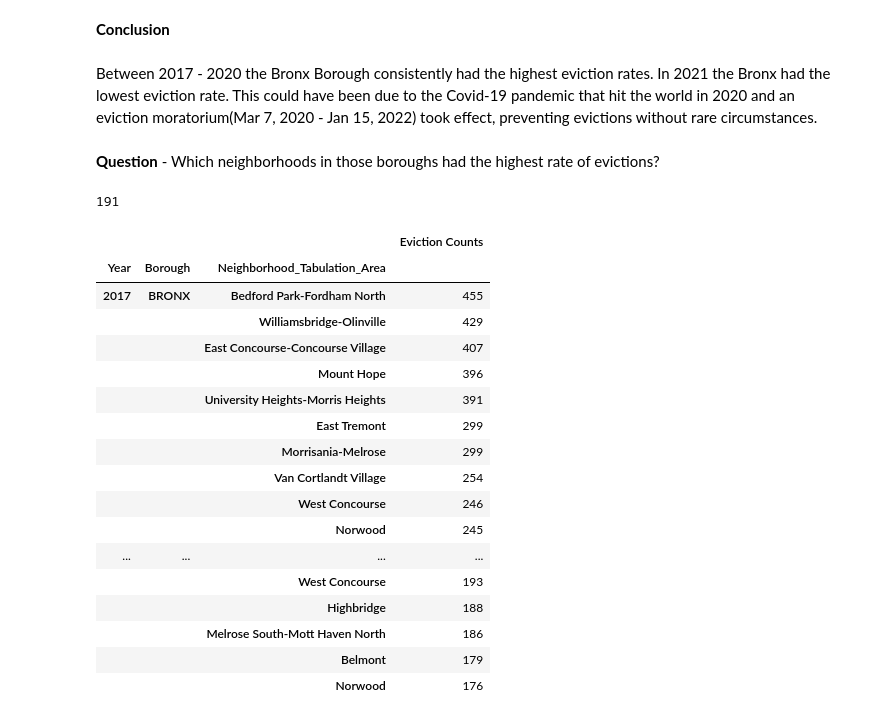
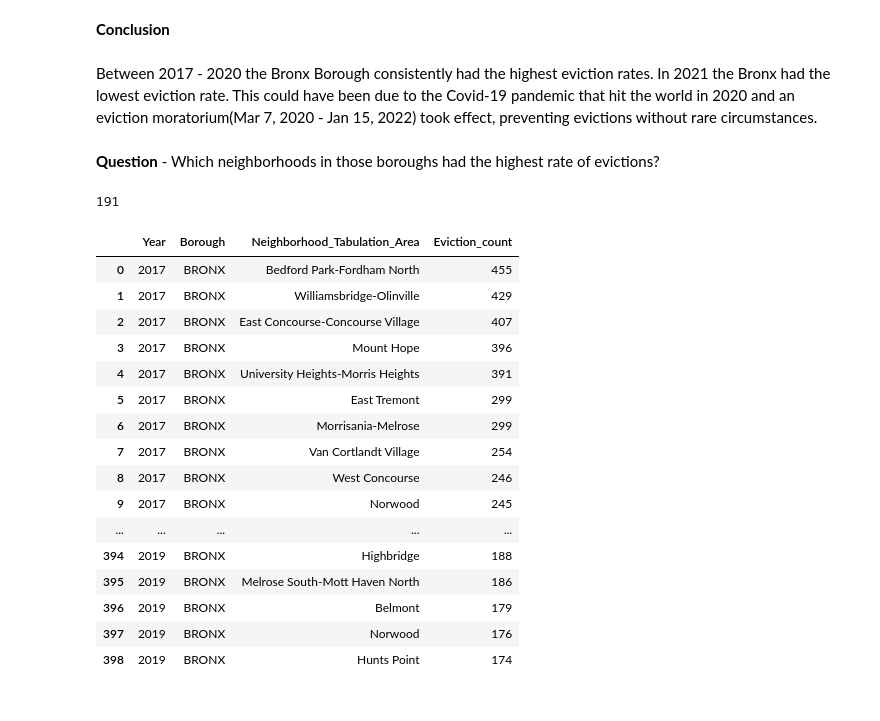
Before and after one commit to mmsouza114/Project01-Evictions, a Jupyter notebook: explore-clean-prepare.ipynb, the cells around one changed output. Saved outputs shown, nothing was run; the diff lists cells and outputs as text; code cells hidden in the pictures.

```diff
--- a/explore-clean-prepare.ipynb
+++ b/explore-clean-prepare.ipynb
@@ -499,39 +519,38 @@ borough_year
 # %% [markdown]
 **Conclusion**
-# %% [markdown]
-Between 2017 - 2020 the Bronx Borough consistently had the highest eviction rates. In 2021 the Bronx had the lowest eviction rate. This could have been due to the Covid-19 pandemic that hit the world in 2020 and an eviction moratorium(Mar 7, 2020 - Jan 15, 2022) took effect, preventing evictions without rare circumstances.
+# %% [markdown]
+Between 2017 - 2020 the Bronx Borough consistently had the highest eviction rates. In 2021 the Bronx had the lowest eviction rate. This could have been due to the Covid-19 pandemic that hit the world in 2020 and an eviction moratorium(Mar 7, 2020 - Jan 15, 2022) took effect, preventing evictions without rare circumstances.
 # %% [markdown]
 
 **Question** - Which neighborhoods in those boroughs had the highest rate of evictions?
-# %%
-#counting how many unique nighborhoods we are working with
-df_subset.Neighborhood_Tabulation_Area.nunique()
-# %% [output]
-191
+# %%
+#counting how many unique nighborhoods we are working with
+df_subset.Neighborhood_Tabulation_Area.nunique()
+# %% [output]
+191
 # %%
 # removing data from 2022
 cleaned = df_subset.query('Year != 2022')
 #removing retriction in order to few all rows
 pd.set_option('display.max_rows', None)
 #
-top_NTA = cleaned.groupby(['Year','Borough']).Neighborhood_Tabulation_Area.value_counts().to_frame('Eviction Counts')
+top_NTA = cleaned.groupby(['Year','Borough']).Neighborhood_Tabulation_Area.value_counts().reset_index(name='Eviction_count')
 top_NTA
 # %% [output]
-|  |  |  | Eviction Counts |
-| Year | Borough | Neighborhood_Tabulation_Area |  |
-| 2017 | BRONX | Bedford Park-Fordham North | 455 |
-|  |  | Williamsbridge-Olinville | 429 |
-|  |  | East Concourse-Concourse Village | 407 |
-|  |  | Mount Hope | 396 |
-|  |  | University Heights-Morris Heights | 391 |
-|  |  | East Tremont | 299 |
-|  |  | Morrisania-Melrose | 299 |
-|  |  | Van Cortlandt Village | 254 |
-|  |  | West Concourse | 246 |
-|  |  | Norwood | 245 |
-| ... | ... | ... | ... |
-|  |  | West Concourse | 193 |
-|  |  | Highbridge | 188 |
-|  |  | Melrose South-Mott Haven North | 186 |
-|  |  | Belmont | 179 |
-|  |  | Norwood | 176 |
+|  | Year | Borough | Neighborhood_Tabulation_Area | Eviction_count |
+| 0 | 2017 | BRONX | Bedford Park-Fordham North | 455 |
+| 1 | 2017 | BRONX | Williamsbridge-Olinville | 429 |
+| 2 | 2017 | BRONX | East Concourse-Concourse Village | 407 |
+| 3 | 2017 | BRONX | Mount Hope | 396 |
+| 4 | 2017 | BRONX | University Heights-Morris Heights | 391 |
+| 5 | 2017 | BRONX | East Tremont | 299 |
+| 6 | 2017 | BRONX | Morrisania-Melrose | 299 |
+| 7 | 2017 | BRONX | Van Cortlandt Village | 254 |
+| 8 | 2017 | BRONX | West Concourse | 246 |
+| 9 | 2017 | BRONX | Norwood | 245 |
+| ... | ... | ... | ... | ... |
+| 394 | 2019 | BRONX | Highbridge | 188 |
+| 395 | 2019 | BRONX | Melrose South-Mott Haven North | 186 |
+| 396 | 2019 | BRONX | Belmont | 179 |
+| 397 | 2019 | BRONX | Norwood | 176 |
+| 398 | 2019 | BRONX | Hunts Point | 174 |
```
Also changed, not shown: parts of 12 cells of this notebook, 3 other files.
